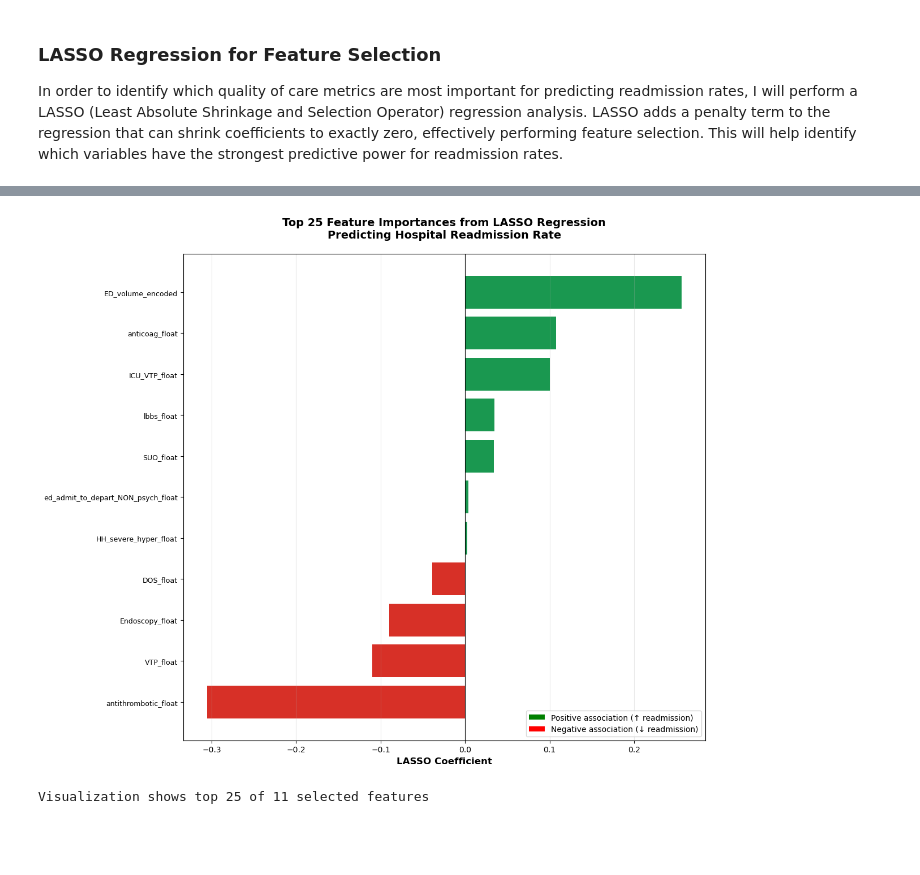
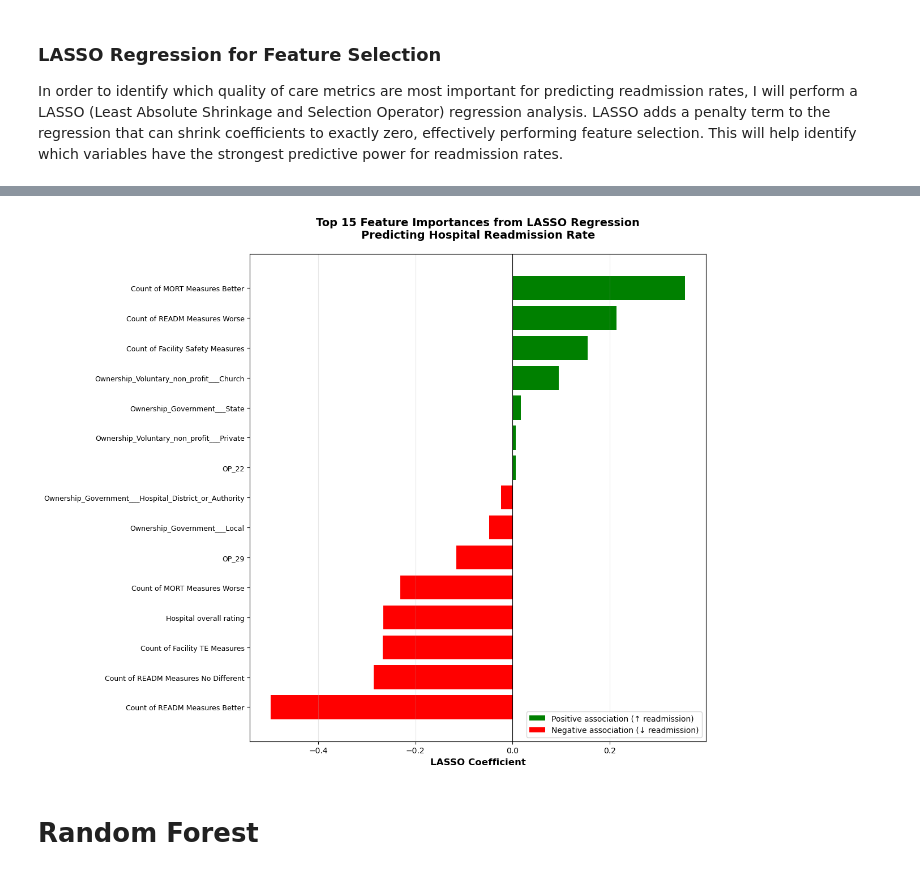
Before and after one commit to Ivaldivi/Patient-Readmission-Analysis, a Jupyter notebook: analysis/patient-readmission-analysis.ipynb, the cells around one changed output, grey strips where cells are left out. Drawn from its saved outputs; the diff is of its cells as text; code cells hidden in the pictures; blank space fills up the shorter version.

```diff
--- a/analysis/patient-readmission-analysis.ipynb
+++ b/analysis/patient-readmission-analysis.ipynb
@@ -212,7 +212,7 @@ tec_filtered_wider = tec_filtered_wider.with_columns(
     pl.col("SAFE_USE_OF_OPIOIDS").cast(pl.Float64)
 )
 # %%
-hgi_filtered = hgi.drop(["State", "City/Town", "ZIP Code", "Telephone Number", "Address", "County/Parish", "Facility Name"]).with_columns(
+hgi_filtered = hgi.drop(["State", "Hospital Type", "City/Town", "ZIP Code", "Telephone Number", "Address", "County/Parish", "Facility Name"]).with_columns(
     pl.col("Meets criteria for birthing friendly designation").fill_null("N")
     )
 
@@ -888,38 +665,27 @@ antithrombotic_float                  29.041407
 dtype: float64
 # %%
-# First, identify and remove columns that are all NaN (would cause issues with imputer)
-all_nan_cols = X_lasso_clean.columns[X_lasso_clean.isna().all()].tolist()
-if all_nan_cols:
-    print(f"Removing {len(all_nan_cols)} columns that are entirely null:")
-    for col in all_nan_cols:
-        print(f"  - {col}")
-    X_lasso_clean = X_lasso_clean.drop(columns=all_nan_cols)
-    print(f"\nX shape after removing all-null columns: {X_lasso_clean.shape}")
-
 # Split data into train and test sets
 X_train_lasso, X_test_lasso, y_train_lasso, y_test_lasso = train_test_split(
-    X_lasso_clean, y_lasso_clean, test_size=0.2, random_state=42
+    X_lasso_clean, y_lasso_clean, test_size=0.2, random_state=25
 )
 
 print(f"\nTraining set: {X_train_lasso.shape}")
 print(f"Test set: {X_test_lasso.shape}")
 
-# Impute missing values with median strategy
-imputer = SimpleImputer(strategy='median')
-X_train_imputed = imputer.fit_transform(X_train_lasso)
-X_test_imputed = imputer.transform(X_test_lasso)
+scaler = StandardScaler()
+X_train_scaled = scaler.fit_transform(X_train_lasso)
+X_test_scaled = scaler.transform(X_test_lasso)
 
-print(f"\nAfter imputation:")
-print(f"  Training set shape: {X_train_imputed.shape}")
-print(f"  Test set shape: {X_test_imputed.shape}")
-print(f"  Training set nulls: {np.isnan(X_train_imputed).sum()}")
-print(f"  Test set nulls: {np.isnan(X_test_imputed).sum()}")
+print(f"  Training set shape: {X_train_scaled.shape}")
+print(f"  Test set shape: {X_test_scaled.shape}")
+print(f"  Training set nulls: {np.isnan(X_train_scaled).sum()}")
+print(f"  Test set nulls: {np.isnan(X_test_scaled).sum()}")
 
 # Standardize features (required for LASSO)
 scaler_lasso = StandardScaler()
-X_train_scaled_lasso = scaler_lasso.fit_transform(X_train_imputed)
-X_test_scaled_lasso = scaler_lasso.transform(X_test_imputed)
+X_train_scaled_lasso = scaler_lasso.fit_transform(X_train_scaled)
+X_test_scaled_lasso = scaler_lasso.transform(X_test_scaled)
 
-print(f"\nData prepared for LASSO regression")
+print("\n Data prepared for LASSO regression")
 print(f"Final feature count: {X_train_scaled_lasso.shape[1]}")
 # %% [output]
@@ -1040,33 +804,32 @@ Top 20 Most Important Features (by absolute coefficient):
 # %%
 # Visualize feature importance
 fig, ax = plt.subplots(figsize=(12, 10))
 
 # Get top 25 features by absolute coefficient value
-top_features = selected_features.head(25).sort_values('Coefficient')
+top_features = selected_features.head(15).sort_values('Coefficient')
 
 # Create color map (positive = green, negative = red)
-colors_bar = ['#d73027' if x < 0 else '#1a9850' for x in top_features['Coefficient']]
+colors_bar = ['red' if x < 0 else 'green' for x in top_features['Coefficient']]
 
 # Create horizontal bar chart
 bars = ax.barh(range(len(top_features)), top_features['Coefficient'], color=colors_bar)
 ax.set_yticks(range(len(top_features)))
 ax.set_yticklabels(top_features['Feature'], fontsize=9)
 ax.set_xlabel('LASSO Coefficient', fontsize=12, fontweight='bold')
-ax.set_title(f'Top 25 Feature Importances from LASSO Regression\nPredicting Hospital Readmission Rate',
+ax.set_title(f'Top 15 Feature Importances from LASSO Regression\nPredicting Hospital Readmission Rate',
              fontsize=14, fontweight='bold', pad=20)
 ax.axvline(x=0, color='black', linestyle='-', linewidth=0.8)
 ax.grid(axis='x', alpha=0.3)
 
 # Add legend
 from matplotlib.patches import Patch
 legend_elements = [Patch(facecolor='green', label='Positive association (↑ readmission)'),
                    Patch(facecolor='red', label='Negative association (↓ readmission)')]
 ax.legend(handles=legend_elements, loc='lower right', fontsize=10)
 
 plt.tight_layout()
 plt.show()
-
-print(f"\nVisualization shows top 25 of {len(selected_features)} selected features")
 # %% [output]
-[figure, old version]
+[figure, new version]
-Visualization shows top 25 of 11 selected features
+# %% [markdown]
+# Random Forest
```
Also changed, not shown: parts of 23 cells of this notebook.
